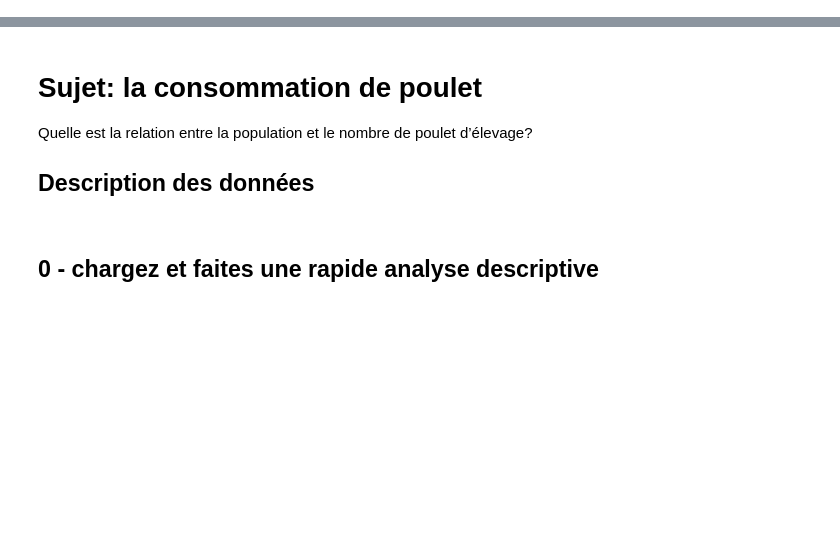
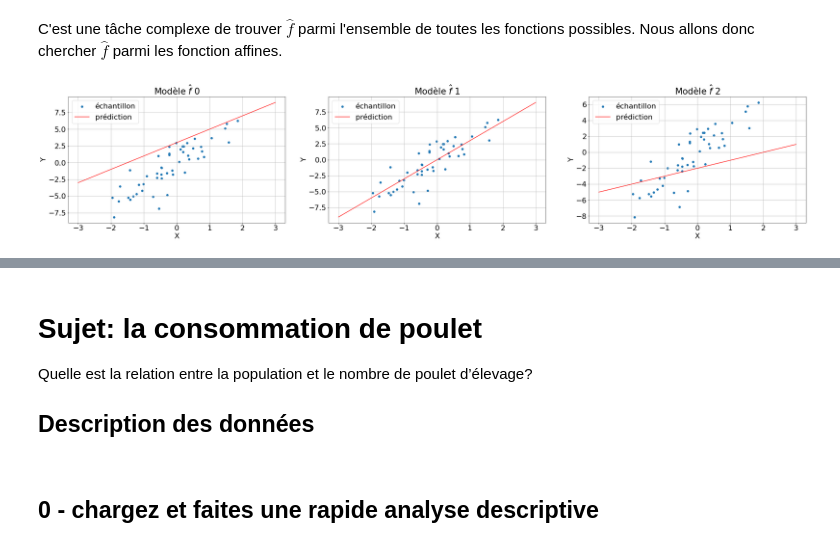
Before and after one commit to ML-for-B-E/linear-regression-course, a Jupyter notebook: notebooks/1-simple_linear_regression.ipynb, the cells around one changed output, grey strips where cells are left out. Cells and saved outputs as stored; diff of their text form; code cells hidden in the pictures; blank space fills up the shorter version.

```diff
--- a/notebooks/1-simple_linear_regression.ipynb
+++ b/notebooks/1-simple_linear_regression.ipynb
@@ -16,2 +73,24 @@ $$ Y = \hat{f}(X) $$
 
 X est la variable explicative et Y qui est une information continue, est la variable à expliquer.
+# %% [markdown]
+C'est une tâche complexe de trouver $\hat{f}$ parmi l'ensemble de toutes les fonctions possibles. Nous allons donc chercher $\hat{f}$ parmi les fonction affines.
+# %%
+params = [(2, 3), (3, 0), (1, -2)]
+
+
+plt.figure(figsize=(40, 7))
+plt.grid(True)
+
+for k in range(len(params)):
+    plt.subplot(1, 3, k+1)
+    plt.grid(True)
+    plt.scatter(X, Y, label='échantillon')
+    plt.ylabel('Y')
+    plt.xlabel('X')
+
+    plt.plot(np.linspace(-3, 3, 100), params[k][0] * np.linspace(-3, 3, 100) + params[k][1], label='prédiction', color='red')
+
+    plt.title('Modèle $\hat{f}$ ' + str(k))
+    plt.legend()
+# %% [output]
+[figure, added]
```
Also changed, not shown: parts of 44 cells of this notebook, 1 other file.
